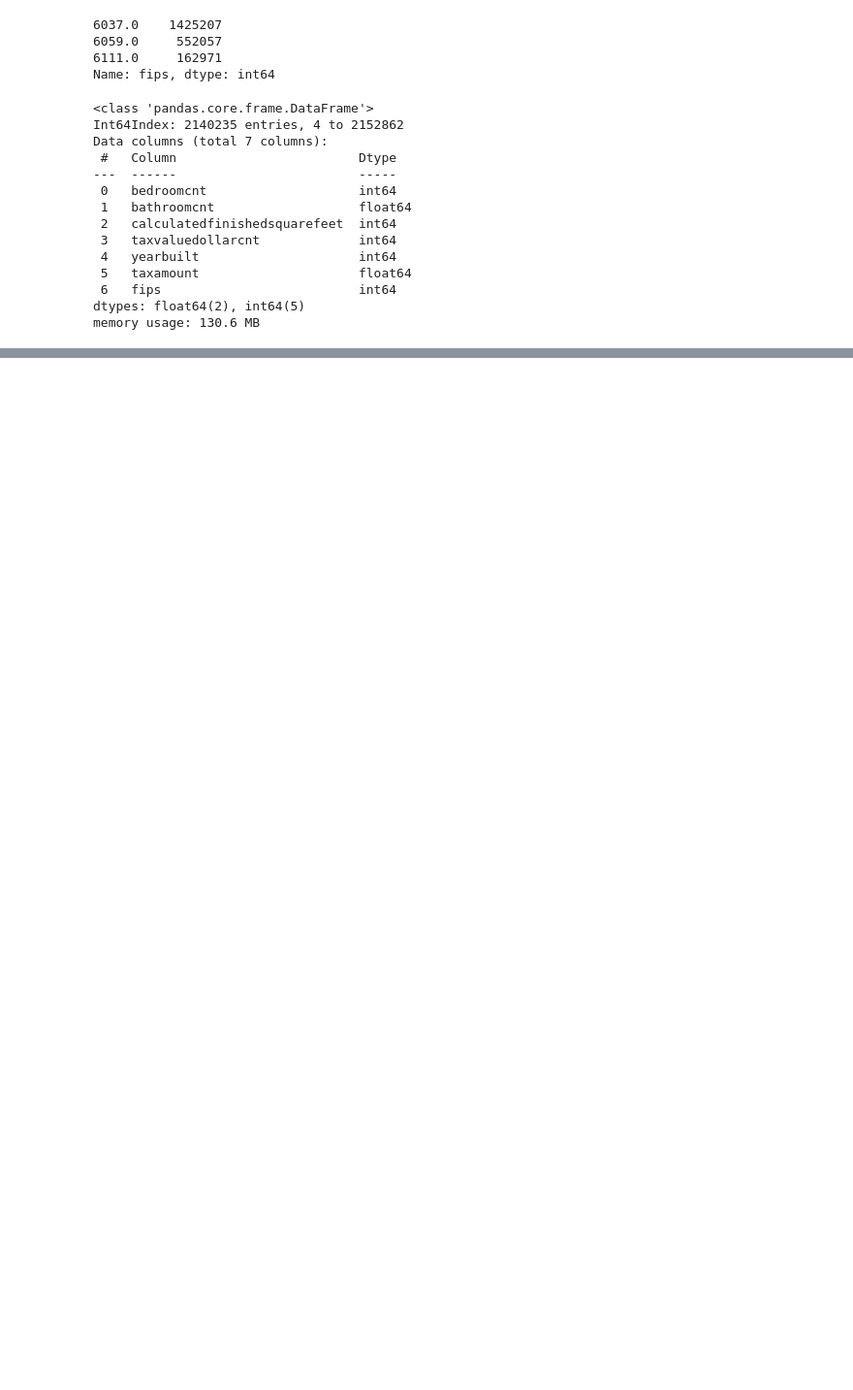
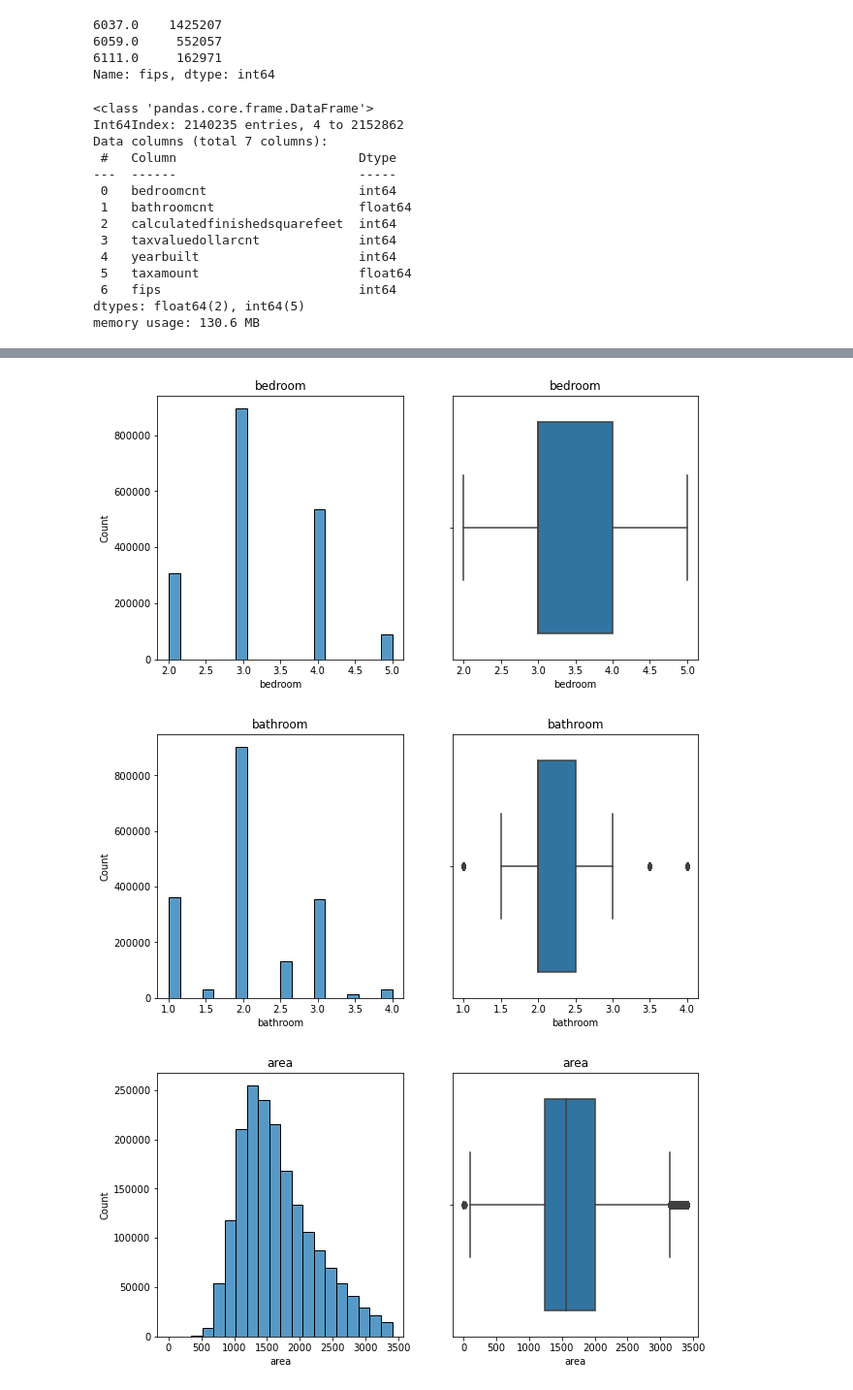
Before and after one commit to rajeshlamichhane04/regression-exercises, a Jupyter notebook: wrangle.ipynb, the cells around one changed output, grey strips where cells are left out. Shown: that part at 97% size. Saved outputs shown, nothing was run; the diff lists cells and outputs as text; code cells hidden in the pictures; blank space fills up the shorter version.

```diff
--- a/wrangle.ipynb
+++ b/wrangle.ipynb
@@ -326,0 +359,24 @@ for i in df.columns:
+# %%
+#funtion created to remove outliers
+def remove_outliers(df, k, col_list):
+    ''' remove outliers from a list of columns in a dataframe
+        and return that dataframe
+    '''
+    for col in col_list:
+
+        q1, q3 = df[col].quantile([.25, .75])  # get quartiles
+
+        iqr = q3 - q1   # calculate interquartile range
+
+        upper_bound = q3 + k * iqr   # get upper bound
+        lower_bound = q1 - k * iqr   # get lower bound
+
+        # return dataframe without outliers
+
+        df = df[(df[col] > lower_bound) & (df[col] < upper_bound)]
+
+    return df
+# %%
+#remove outliers using the above function
+df = remove_outliers(df,1.5, ["bedroom","bathroom","area","year_built","tax_amount"])
+df.head()
@@ -326,0 +390,18 @@ for i in df.columns:
+# %%
+#lets see how removiing outliers worked
+
+#plot histoplot and boxplot to see distribution of data
+for i in df.columns:
+    plt.figure(figsize=(10,5))
+    plt.subplot(121)
+    sns.histplot(x= i, data = df, bins = 20)
+    plt.title(i)
+
+    plt.subplot(122)
+    sns.boxplot(x=i, data =df)
+    plt.title(i)
+    plt.show()
+# %% [output]
+[figure, added]
+[figure, added]
+[figure, added]
```
Also changed, not shown: parts of 23 cells of this notebook.
